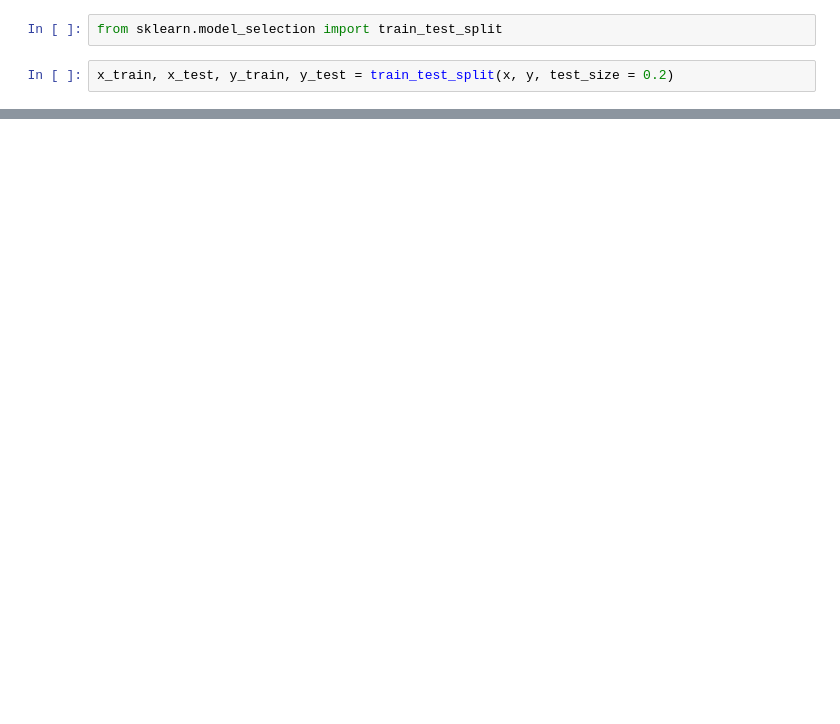
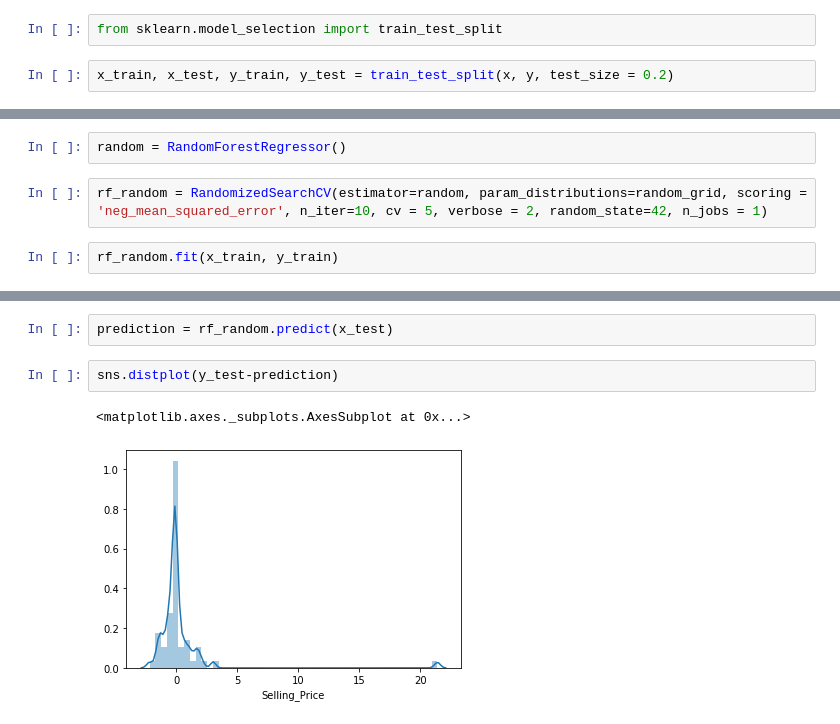
Before and after one commit to saiftak001/Data-science-projects, a Jupyter notebook: Car Price/Car Prediction.ipynb, the cells around one changed output, grey strips where cells are left out. Saved outputs shown, nothing was run; the diff lists cells and outputs as text; blank space fills up the shorter version.

```diff
--- a/Car Price/Car Prediction.ipynb
+++ b/Car Price/Car Prediction.ipynb
@@ -174,0 +205,6 @@ x_train.shape
+# %%
+random = RandomForestRegressor()
+# %%
+rf_random = RandomizedSearchCV(estimator=random, param_distributions=random_grid, scoring = 'neg_mean_squared_error', n_iter=10, cv = 5, verbose = 2, random_state=42, n_jobs = 1)
+# %%
+rf_random.fit(x_train, y_train)
@@ -174,0 +261,7 @@ x_train.shape
+# %%
+prediction = rf_random.predict(x_test)
+# %%
+sns.distplot(y_test-prediction)
+# %% [output]
+<matplotlib.axes._subplots.AxesSubplot at 0x...>
+[figure, added]
```
Also changed, not shown: parts of 15 cells of this notebook, 4 other files.
